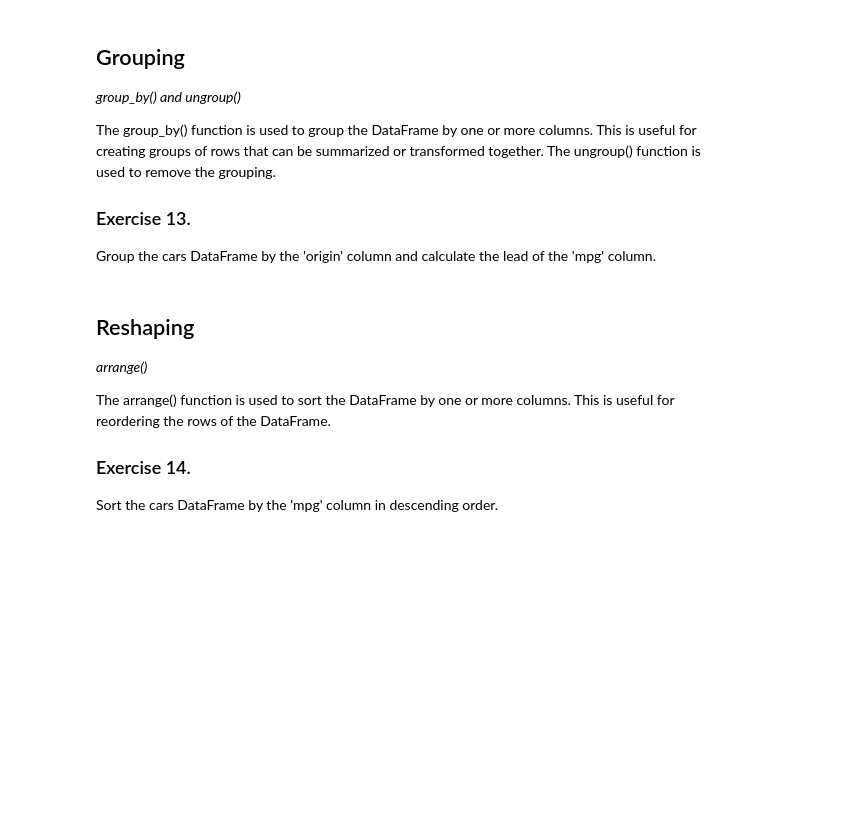
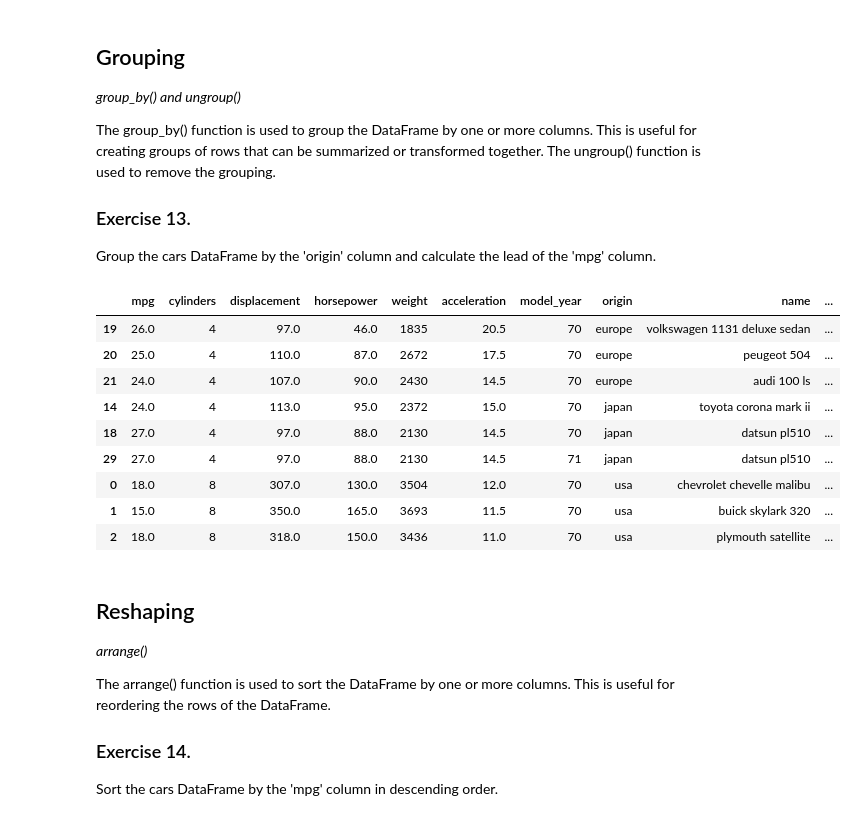
Before and after one commit to FilipBerka04/Descriptive_Statistics, a Jupyter notebook: Report1.ipynb, the cells around one changed output. Drawn from its saved outputs; the diff is of its cells as text; code cells hidden in the pictures; blank space fills up the shorter version.

```diff
--- a/Report1.ipynb
+++ b/Report1.ipynb
@@ -219,3 +227,16 @@ Group the cars DataFrame by the 'origin' column and calculate the lead of the 'm
+# %%
+cars >> group_by(X.origin) >> mutate(mpg_lead = lead(X.mpg)) >> head(3)
+# %% [output]
+|  | mpg | cylinders | displacement | horsepower | weight | acceleration | model_year | origin | name | ... |
+| 19 | 26.0 | 4 | 97.0 | 46.0 | 1835 | 20.5 | 70 | europe | volkswagen 1131 deluxe sedan | ... |
+| 20 | 25.0 | 4 | 110.0 | 87.0 | 2672 | 17.5 | 70 | europe | peugeot 504 | ... |
+| 21 | 24.0 | 4 | 107.0 | 90.0 | 2430 | 14.5 | 70 | europe | audi 100 ls | ... |
+| 14 | 24.0 | 4 | 113.0 | 95.0 | 2372 | 15.0 | 70 | japan | toyota corona mark ii | ... |
+| 18 | 27.0 | 4 | 97.0 | 88.0 | 2130 | 14.5 | 70 | japan | datsun pl510 | ... |
+| 29 | 27.0 | 4 | 97.0 | 88.0 | 2130 | 14.5 | 71 | japan | datsun pl510 | ... |
+| 0 | 18.0 | 8 | 307.0 | 130.0 | 3504 | 12.0 | 70 | usa | chevrolet chevelle malibu | ... |
+| 1 | 15.0 | 8 | 350.0 | 165.0 | 3693 | 11.5 | 70 | usa | buick skylark 320 | ... |
+| 2 | 18.0 | 8 | 318.0 | 150.0 | 3436 | 11.0 | 70 | usa | plymouth satellite | ... |
 # %% [markdown]
 ## Reshaping
 
```
Also changed, not shown: parts of 19 cells of this notebook.
